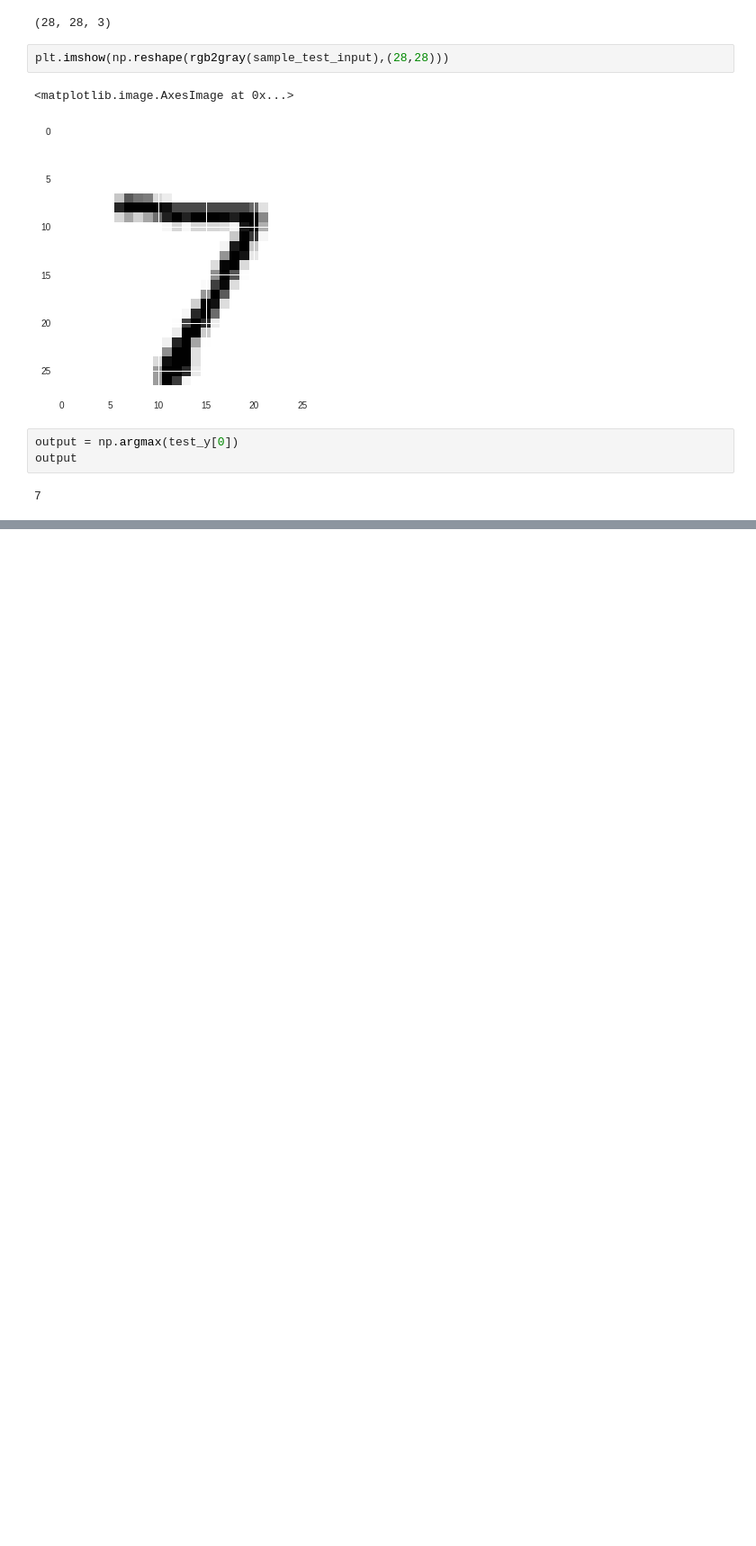
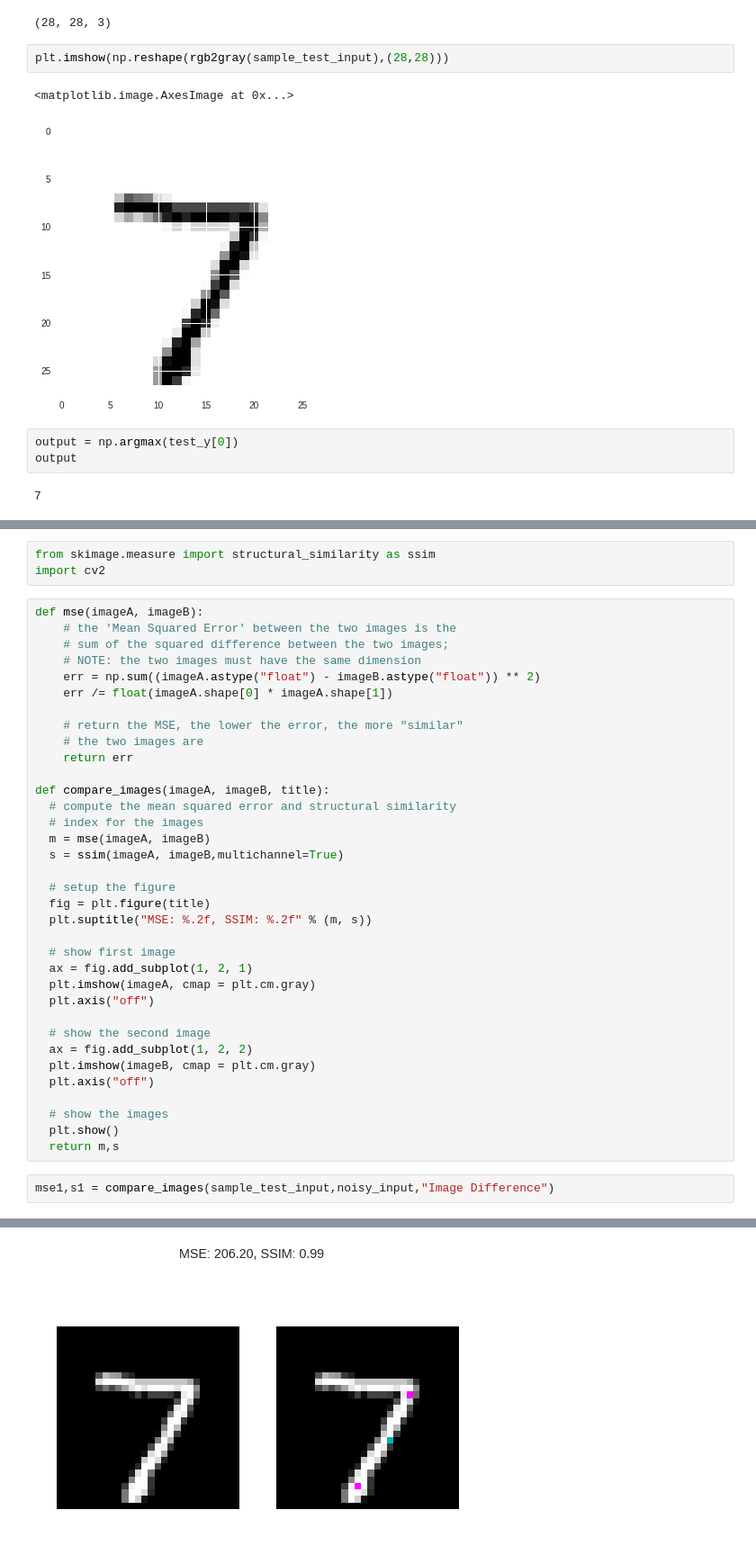
Before and after one commit to SasankYadati/interpretability-in-neural-networks, a Jupyter notebook: Image Classification MNIST with LIME Explanations/CNN_With_Mnist_Images.ipynb, the cells around one changed output, grey strips where cells are left out. Shown at 90% size. Drawn from its saved outputs; the diff is of its cells as text; blank space fills up the shorter version.

```diff
--- a/Image Classification MNIST with LIME Explanations/CNN_With_Mnist_Images.ipynb
+++ b/Image Classification MNIST with LIME Explanations/CNN_With_Mnist_Images.ipynb
@@ -447,0 +480,41 @@ Text(0.5,1,'Positive and Negative Regions for 7')
+# %%
+from skimage.measure import structural_similarity as ssim
+import cv2
+# %%
+def mse(imageA, imageB):
+	# the 'Mean Squared Error' between the two images is the
+	# sum of the squared difference between the two images;
+	# NOTE: the two images must have the same dimension
+	err = np.sum((imageA.astype("float") - imageB.astype("float")) ** 2)
+	err /= float(imageA.shape[0] * imageA.shape[1])
+
+	# return the MSE, the lower the error, the more "similar"
+	# the two images are
+	return err
+
+def compare_images(imageA, imageB, title):
+  # compute the mean squared error and structural similarity
+  # index for the images
+  m = mse(imageA, imageB)
+  s = ssim(imageA, imageB,multichannel=True)
+
+  # setup the figure
+  fig = plt.figure(title)
+  plt.suptitle("MSE: %.2f, SSIM: %.2f" % (m, s))
+
+  # show first image
+  ax = fig.add_subplot(1, 2, 1)
+  plt.imshow(imageA, cmap = plt.cm.gray)
+  plt.axis("off")
+
+  # show the second image
+  ax = fig.add_subplot(1, 2, 2)
+  plt.imshow(imageB, cmap = plt.cm.gray)
+  plt.axis("off")
+
+  # show the images
+  plt.show()
+  return m,s
+# %%
+mse1,s1 = compare_images(sample_test_input,noisy_input,"Image Difference")
+# %% [output]
@@ -447,0 +523 @@ Text(0.5,1,'Positive and Negative Regions for 7')
+[figure, added]
```
Also changed, not shown: parts of 19 cells of this notebook.
